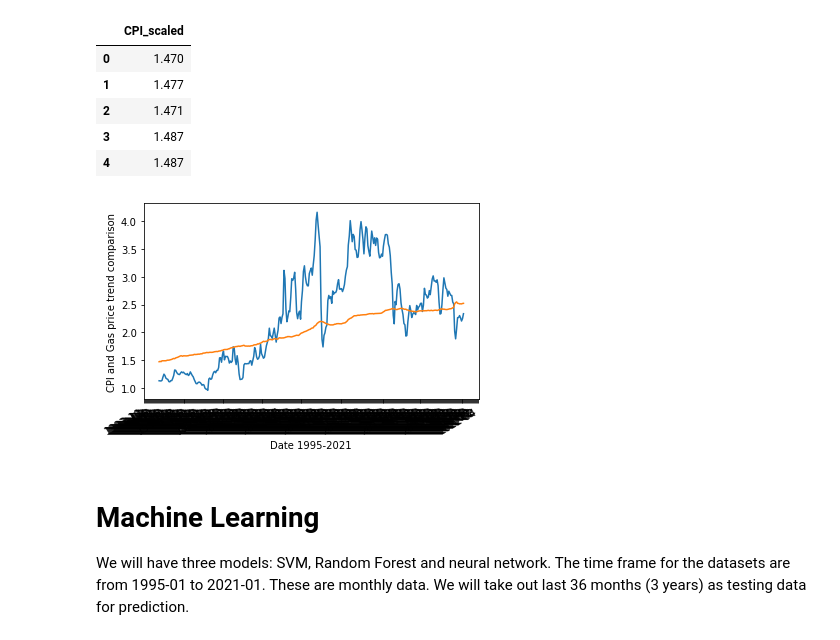
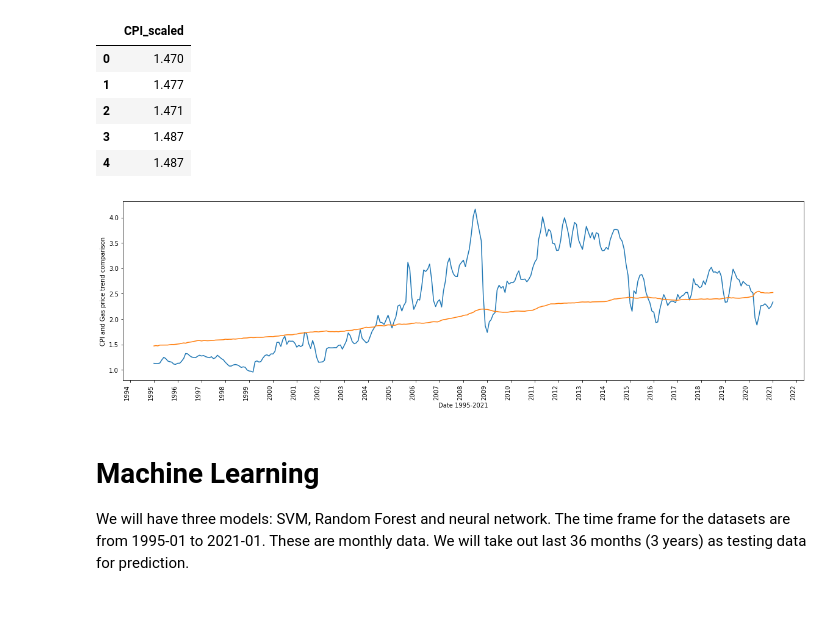
Before and after one commit to Jblueart/winning_project, a Jupyter notebook: data_exploring_and_models.ipynb, the cells around one changed output. Saved outputs shown, nothing was run; the diff lists cells and outputs as text; code cells hidden in the pictures; blank space fills up the shorter version.

```diff
--- a/data_exploring_and_models.ipynb
+++ b/data_exploring_and_models.ipynb
@@ -168,21 +198,21 @@ cpi_gas_df[["CPI_scaled"]].head()
 # %%
 # Grab one oil type "all_grades_all_formulation" compare with CPI - when we divide CPI with 100
 x_axis=cpi_gas_df["Date"]
 y1_axis=cpi_gas_df["all_grades_all_formulation"]
 y2_axis=cpi_gas_df["CPI_scaled"]
+plt.subplots(figsize=(20,6))
 plt.plot(x_axis,y1_axis)
 plt.plot(x_axis,y2_axis)
 plt.xlabel("Date 1995-2021")
 plt.ylabel("CPI and Gas price trend comparison")
-
-locator = mdates.MonthLocator()
+locator = mdates.YearLocator()
 plt.gca().xaxis.set_major_locator(locator)
 
 plt.gcf().autofmt_xdate()
-
+plt.xticks(rotation = 90)
 plt.show()
 # %% [output]
-[figure, old version]
+[figure, new version]
 # %% [markdown]
 # Machine Learning
 We will have three models: SVM, Random Forest and neural network. The time frame for the datasets are from 1995-01 to 2021-01. These are monthly data. We will take out last 36 months (3 years) as testing data for prediction.
```
Also changed, not shown: parts of 4 cells of this notebook.
